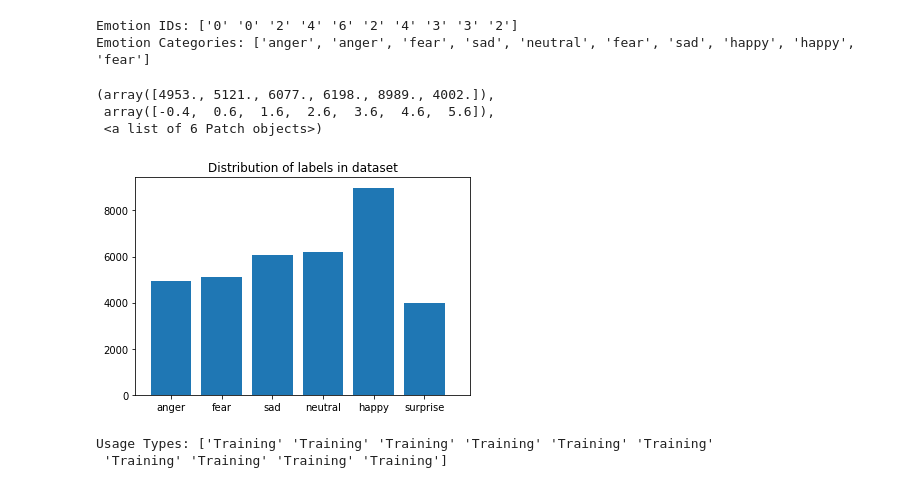
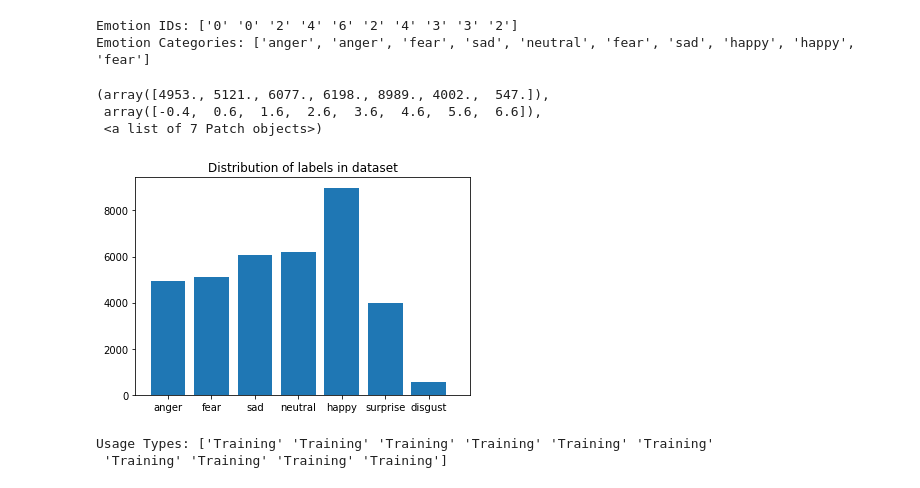
Before and after one commit to elggem/mlbasics-tutorial, a Jupyter notebook: week3/notebook-fer.ipynb, the cells around one changed output. Cells and saved outputs as stored; diff of their text form; code cells hidden in the pictures.

```diff
--- a/week3/notebook-fer.ipynb
+++ b/week3/notebook-fer.ipynb
@@ -49,13 +49,13 @@ Emotion Categories: ['anger', 'anger', 'fear', 'sad', 'neutral', 'fear', 'sad',
 # %%
 # Histogram of emotion categories in data
 emotions = [emotion_ids[int(e)] for e in dataset[:,0]]
 plt.title("Distribution of labels in dataset")
-plt.hist(emotions, bins=np.arange(7)-0.4, width=0.8)
+plt.hist(emotions, bins=np.arange(8)-0.4, width=0.8)
 # %% [output]
-(array([4953., 5121., 6077., 6198., 8989., 4002.]),
- array([-0.4,  0.6,  1.6,  2.6,  3.6,  4.6,  5.6]),
- <a list of 6 Patch objects>)
+(array([4953., 5121., 6077., 6198., 8989., 4002.,  547.]),
+ array([-0.4,  0.6,  1.6,  2.6,  3.6,  4.6,  5.6,  6.6]),
+ <a list of 7 Patch objects>)
-[figure, old version]
+[figure, new version]
 # %%
 # Print usage types of the first 10 samples:
 print("Usage Types: " + str(dataset[:10,2]))
```
Also changed, not shown: parts of 8 cells of this notebook, 1 other file.
